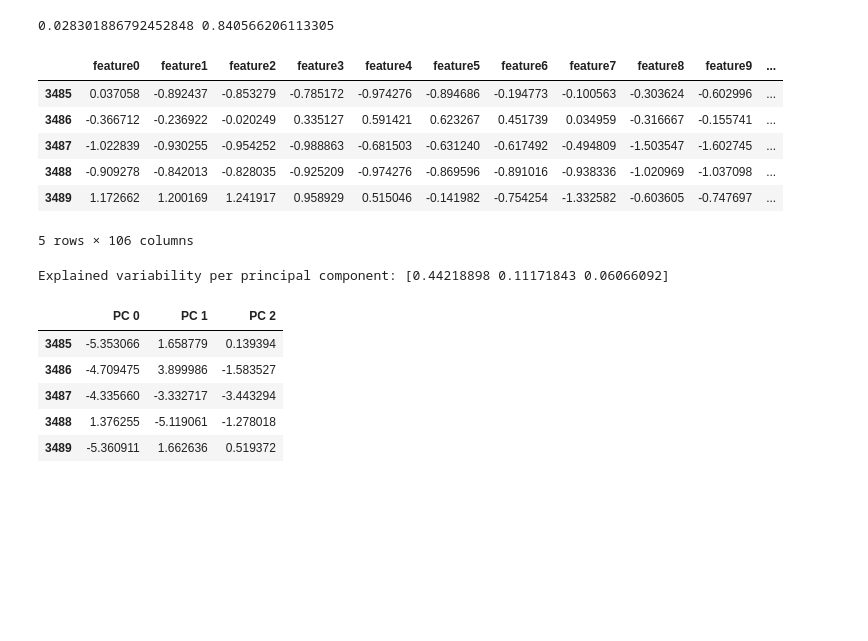
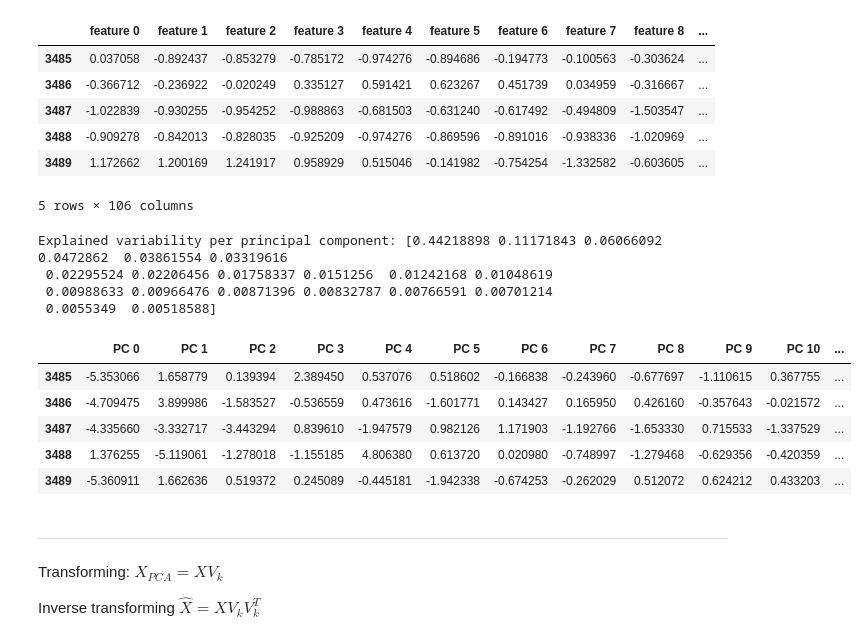
Before and after one commit to SayHiToMePlease/cmpe-462, a Jupyter notebook: task_2/pca.ipynb, the cells around one changed output. Saved outputs shown, nothing was run; the diff lists cells and outputs as text; code cells hidden in the pictures; blank space fills up the shorter version.

```diff
--- a/task_2/pca.ipynb
+++ b/task_2/pca.ipynb
@@ -46,6 +46,7 @@ class Dataset:
 
         return (X_train, Y_train), (X_test, Y_test)
 # %%
+# Load the dataset
 dataset = Dataset(
     train_path=os.path.join(data_path, "train_processed.csv"),
     test_path=os.path.join(data_path, "test_processed.csv")
@@ -53,38 +54,45 @@ dataset = Dataset(
 
 (X_train, y_train), (X_test, y_test) = dataset.get_data()
 
-# Only use when dataset is not already normalized
-# X_train = StandardScaler().fit_transform(X_train)
-
-print(np.mean(X_train), np.std(X_train))
-
-feat_cols_train = ['feature'+str(i) for i in range(X_train.shape[1])]
+# Print out the data frame for the dataset
+feat_cols_train = ['feature '+str(i) for i in range(X_train.shape[1])]
 normalised_train = pd.DataFrame(X_train,columns=feat_cols_train)
 normalised_train.tail()
 # %% [output]
+|  | feature 0 | feature 1 | feature 2 | feature 3 | feature 4 | feature 5 | feature 6 | feature 7 | feature 8 | ... |
+| 3485 | 0.037058 | -0.892437 | -0.853279 | -0.785172 | -0.974276 | -0.894686 | -0.194773 | -0.100563 | -0.303624 | ... |
+| 3486 | -0.366712 | -0.236922 | -0.020249 | 0.335127 | 0.591421 | 0.623267 | 0.451739 | 0.034959 | -0.316667 | ... |
+| 3487 | -1.022839 | -0.930255 | -0.954252 | -0.988863 | -0.681503 | -0.631240 | -0.617492 | -0.494809 | -1.503547 | ... |
+| 3488 | -0.909278 | -0.842013 | -0.828035 | -0.925209 | -0.974276 | -0.869596 | -0.891016 | -0.938336 | -1.020969 | ... |
+| 3489 | 1.172662 | 1.200169 | 1.241917 | 0.958929 | 0.515046 | -0.141982 | -0.754254 | -1.332582 | -0.603605 | ... |
-0.028301886792452848 0.840566206113305
+5 rows × 106 columns
-|  | feature0 | feature1 | feature2 | feature3 | feature4 | feature5 | feature6 | feature7 | feature8 | feature9 | ... |
-| 3485 | 0.037058 | -0.892437 | -0.853279 | -0.785172 | -0.974276 | -0.894686 | -0.194773 | -0.100563 | -0.303624 | -0.602996 | ... |
-| 3486 | -0.366712 | -0.236922 | -0.020249 | 0.335127 | 0.591421 | 0.623267 | 0.451739 | 0.034959 | -0.316667 | -0.155741 | ... |
-| 3487 | -1.022839 | -0.930255 | -0.954252 | -0.988863 | -0.681503 | -0.631240 | -0.617492 | -0.494809 | -1.503547 | -1.602745 | ... |
-| 3488 | -0.909278 | -0.842013 | -0.828035 | -0.925209 | -0.974276 | -0.869596 | -0.891016 | -0.938336 | -1.020969 | -1.037098 | ... |
-| 3489 | 1.172662 | 1.200169 | 1.241917 | 0.958929 | 0.515046 | -0.141982 | -0.754254 | -1.332582 | -0.603605 | -0.747697 | ... |
-5 rows × 106 columns
 # %%
-pca_train = PCA(n_components=3)
-principal_components_train = pca_train.fit_transform(X_train)
-principal_train_Df = pd.DataFrame(data = principal_components_train)
-principal_train_Df.columns = [f'PC {i}' for i in range(len(principal_train_Df.columns))]
+# Experimenting with Principle Components
 
-print('Explained variability per principal component: {}'.format(pca_train.explained_variance_ratio_))
+# # n_components decides how many first n columns for U and V and singular values from Σ to keep
+# pca_train = PCA(n_components=20)
 
-principal_train_Df.tail()
+# principal_components_train = pca_train.fit_transform(X_train)
+# principal_train_Df = pd.DataFrame(data = principal_components_train)
+# principal_train_Df.columns = [f'PC {i}' for i in range(len(principal_train_Df.columns))]
+
+# print('Explained variability per principal component: {}'.format(pca_train.explained_variance_ratio_))
+
+# principal_train_Df.tail()
 # %% [output]
-Explained variability per principal component: [0.44218898 0.11171843 0.06066092]
+Explained variability per principal component: [0.44218898 0.11171843 0.06066092 0.0472862  0.03861554 0.03319616
+ 0.02295524 0.02206456 0.01758337 0.0151256  0.01242168 0.01048619
+ 0.00988633 0.00966476 0.00871396 0.00832787 0.00766591 0.00701214
+ 0.0055349  0.00518588]
-|  | PC 0 | PC 1 | PC 2 |
-| 3485 | -5.353066 | 1.658779 | 0.139394 |
-| 3486 | -4.709475 | 3.899986 | -1.583527 |
-| 3487 | -4.335660 | -3.332717 | -3.443294 |
-| 3488 | 1.376255 | -5.119061 | -1.278018 |
-| 3489 | -5.360911 | 1.662636 | 0.519372 |
+|  | PC 0 | PC 1 | PC 2 | PC 3 | PC 4 | PC 5 | PC 6 | PC 7 | PC 8 | PC 9 | PC 10 | ... |
+| 3485 | -5.353066 | 1.658779 | 0.139394 | 2.389450 | 0.537076 | 0.518602 | -0.166838 | -0.243960 | -0.677697 | -1.110615 | 0.367755 | ... |
+| 3486 | -4.709475 | 3.899986 | -1.583527 | -0.536559 | 0.473616 | -1.601771 | 0.143427 | 0.165950 | 0.426160 | -0.357643 | -0.021572 | ... |
+| 3487 | -4.335660 | -3.332717 | -3.443294 | 0.839610 | -1.947579 | 0.982126 | 1.171903 | -1.192766 | -1.653330 | 0.715533 | -1.337529 | ... |
+| 3488 | 1.376255 | -5.119061 | -1.278018 | -1.155185 | 4.806380 | 0.613720 | 0.020980 | -0.748997 | -1.279468 | -0.629356 | -0.420359 | ... |
+| 3489 | -5.360911 | 1.662636 | 0.519372 | 0.245089 | -0.445181 | -1.942338 | -0.674253 | -0.262029 | 0.512072 | 0.624212 | 0.433203 | ... |
+# %% [markdown]
+---
+Transforming: $X_{PCA} = XV_k$
+
+Inverse transforming $\hat{X} = XV_kV_k^T$
 # %%
```
Also changed, not shown: parts of 3 cells of this notebook.
